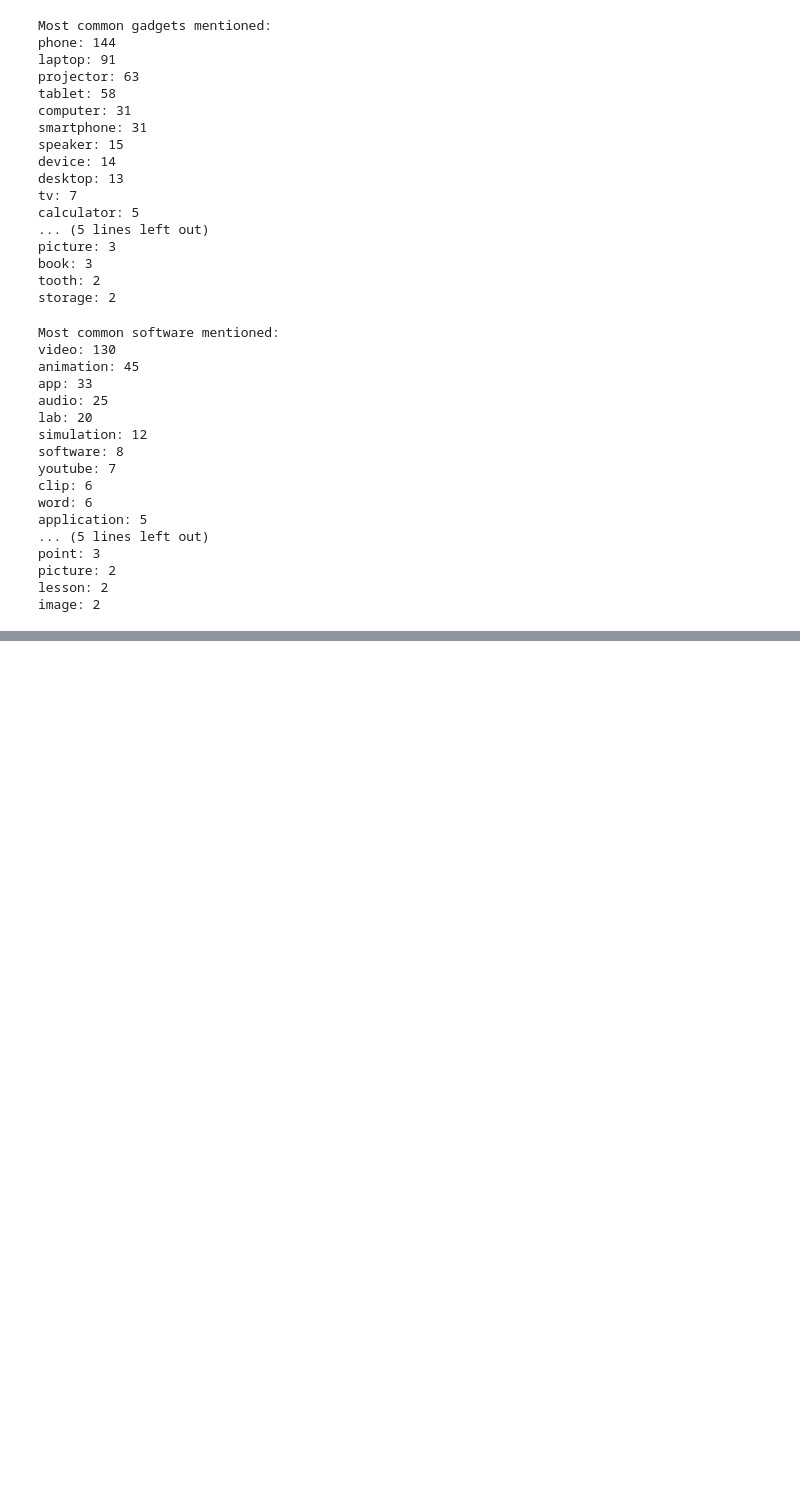
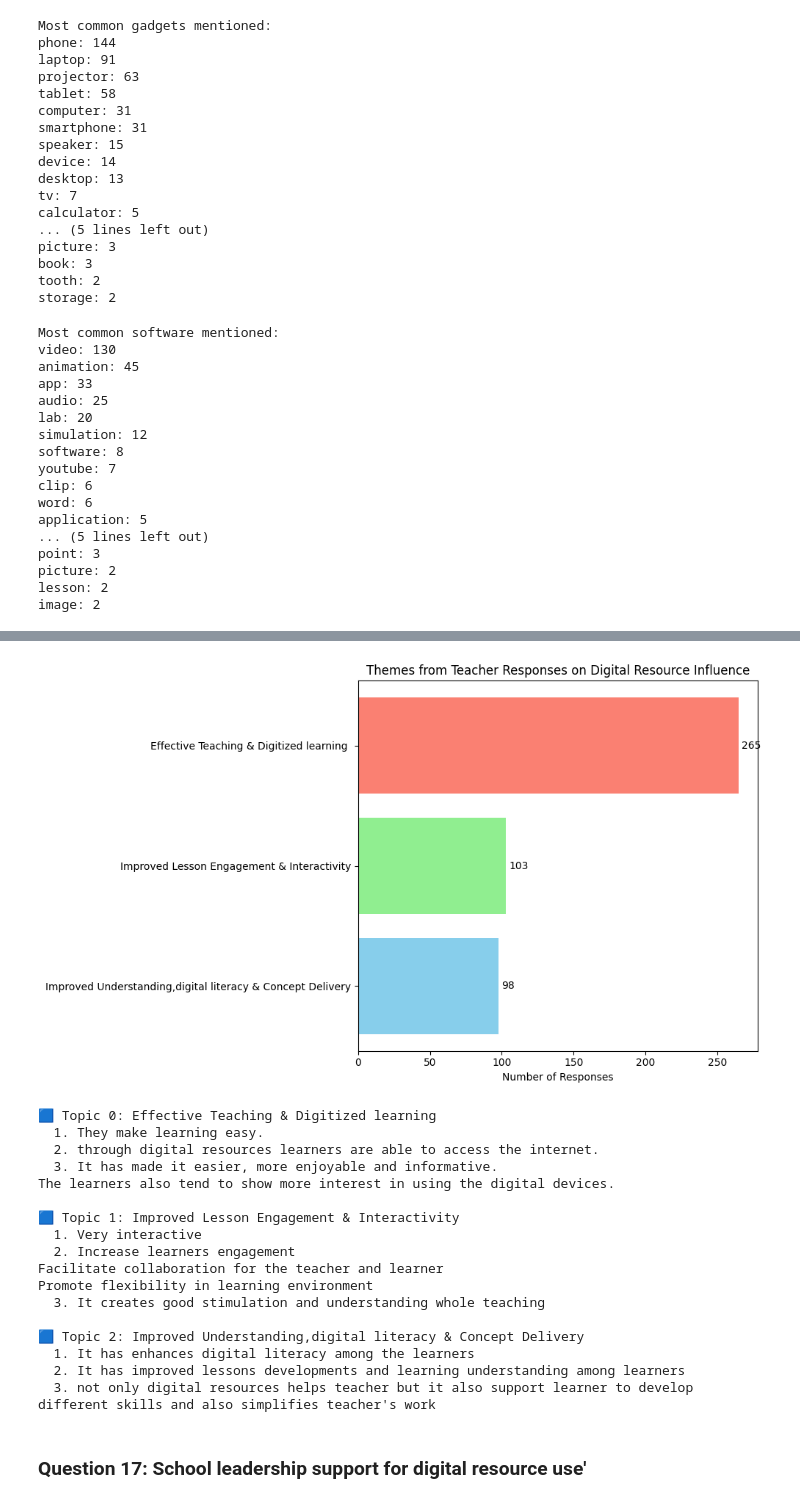
Before and after one commit to davidmasai/kenya-stem-digital-efficacy, a Jupyter notebook: Kenya_stem_digital_efficacy.ipynb, the cells around one changed output, grey strips where cells are left out. Saved outputs shown, nothing was run; the diff lists cells and outputs as text; code cells hidden in the pictures; blank space fills up the shorter version.

Commit message:
Topic Extraction using NLP

```diff
--- a/Kenya_stem_digital_efficacy.ipynb
+++ b/Kenya_stem_digital_efficacy.ipynb
@@ -1368,0 +1382,56 @@ Index(['1. Have you been observed in class (for this  research) ',
+# %%
+# Assign meaningful names to topics based on top words
+
+topic_names = {
+    0: 'Effective Teaching & Digitized learning ',
+    1: 'Improved Lesson Engagement & Interactivity',
+    2: 'Improved Understanding,digital literacy & Concept Delivery'
+}
+
+topic_assignments = lda.transform(tfidf_matrix).argmax(axis=1)
+questions['Assigned Topic'] = topic_assignments
+questions['Assigned Topic Name'] = questions['Assigned Topic'].map(topic_names)
+
+### Step 5: Frequency and Visualization ###
+topic_counts = questions['Assigned Topic Name'].value_counts().sort_values()
+
+plt.figure(figsize=(10, 6))
+bars = plt.barh(topic_counts.index, topic_counts.values, color=['skyblue', 'lightgreen', 'salmon'])
+plt.xlabel("Number of Responses")
+plt.title("Themes from Teacher Responses on Digital Resource Influence")
+
+# Add labels on bars
+for bar in bars:
+    plt.text(bar.get_width() + 2, bar.get_y() + bar.get_height()/2,
+             f'{int(bar.get_width())}', va='center')
+
+plt.tight_layout()
+plt.show()
+
+### Optional: Print sample responses for each theme ###
+for topic_id, name in topic_names.items():
+    print(f"\n🟦 Topic {topic_id}: {name}")
+    samples = questions[questions['Assigned Topic'] == topic_id].sample(3, random_state=42)
+    for i, text in enumerate(samples['16. Influence of digital resources on teaching']):
+        print(f"  {i+1}. {text}")
+# %% [output]
+[figure, added]
+🟦 Topic 0: Effective Teaching & Digitized learning
+  1. They make learning easy.
+  2. through digital resources learners are able to access the internet.
+  3. It has made it easier, more enjoyable and informative.
+The learners also tend to show more interest in using the digital devices.
+
+🟦 Topic 1: Improved Lesson Engagement & Interactivity
+  1. Very interactive
+  2. Increase learners engagement
+Facilitate collaboration for the teacher and learner
+Promote flexibility in learning environment
+  3. It creates good stimulation and understanding whole teaching
+
+🟦 Topic 2: Improved Understanding,digital literacy & Concept Delivery
+  1. It has enhances digital literacy among the learners
+  2. It has improved lessons developments and learning understanding among learners
+  3. not only digital resources helps teacher but it also support learner to develop different skills and also simplifies teacher's work
+# %% [markdown]
+### Question 17: School leadership support for digital resource use'
```
Also changed, not shown: parts of 8 cells of this notebook.
